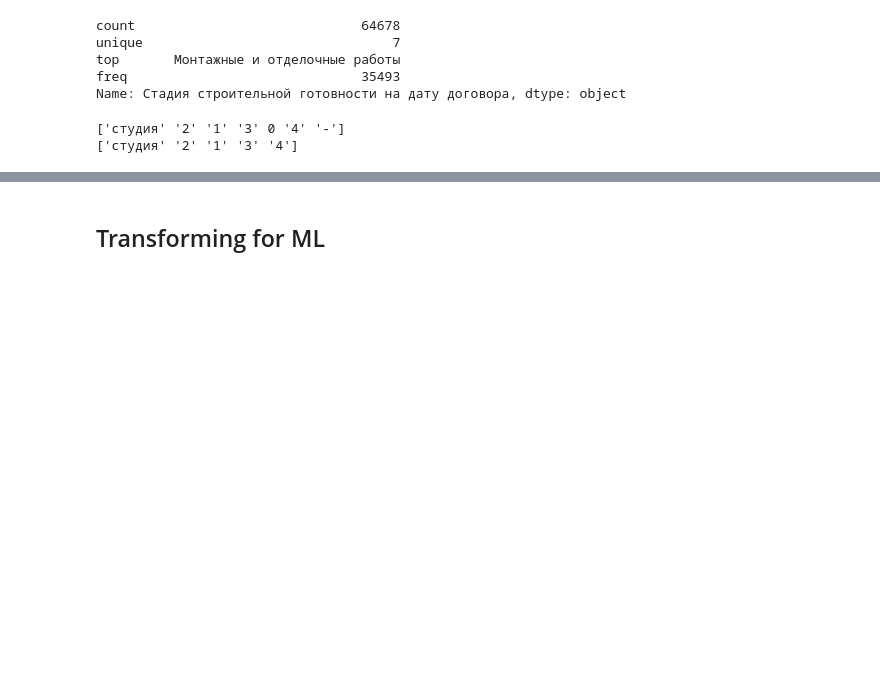
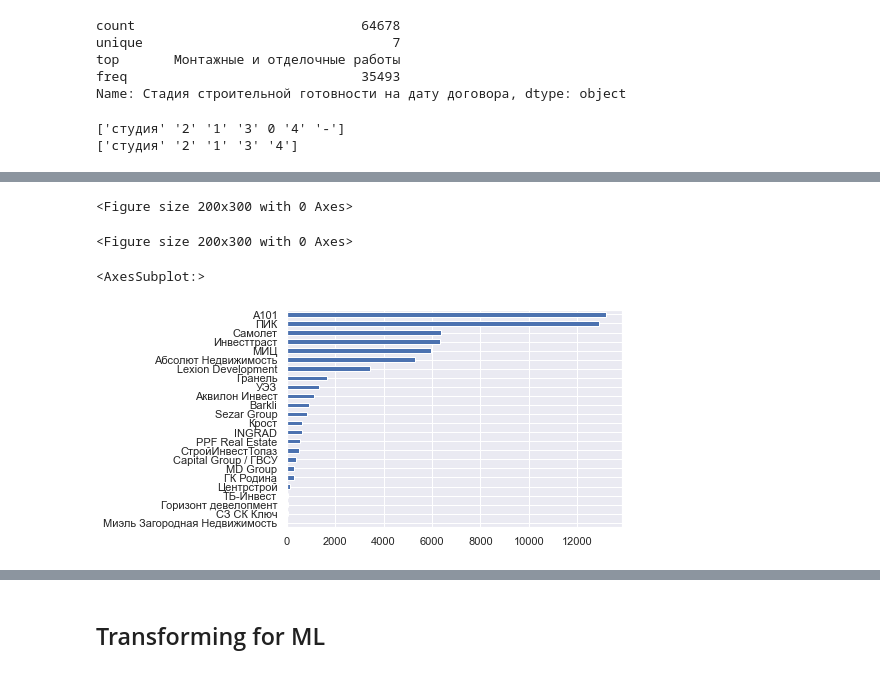
Before and after one commit to dan0nchik/anflat, a Jupyter notebook: dataset_clean.ipynb, the cells around one changed output, grey strips where cells are left out. Cells and saved outputs as stored; diff of their text form; code cells hidden in the pictures; blank space fills up the shorter version.

```diff
--- a/dataset_clean.ipynb
+++ b/dataset_clean.ipynb
@@ -104,0 +118,14 @@ df = df.loc[df['Цена за кв. метр']>0]
+# %%
+figure(figsize=(2, 3), dpi=100)
+# %% [output]
+<Figure size 200x300 with 0 Axes>
+<Figure size 200x300 with 0 Axes>
+# %%
+# figure(figsize=(10, 5), dpi=300)
+
+plt.xticks(rotation=0)
+df['Девелопер'].value_counts(sort=True, ascending=True).plot.barh()
+# plt.savefig(f'developer.jpg', bbox_inches = 'tight', dpi=300)
+# %% [output]
+<AxesSubplot:>
+[figure, added]
```
Also changed, not shown: parts of 24 cells of this notebook, 15 other files.
